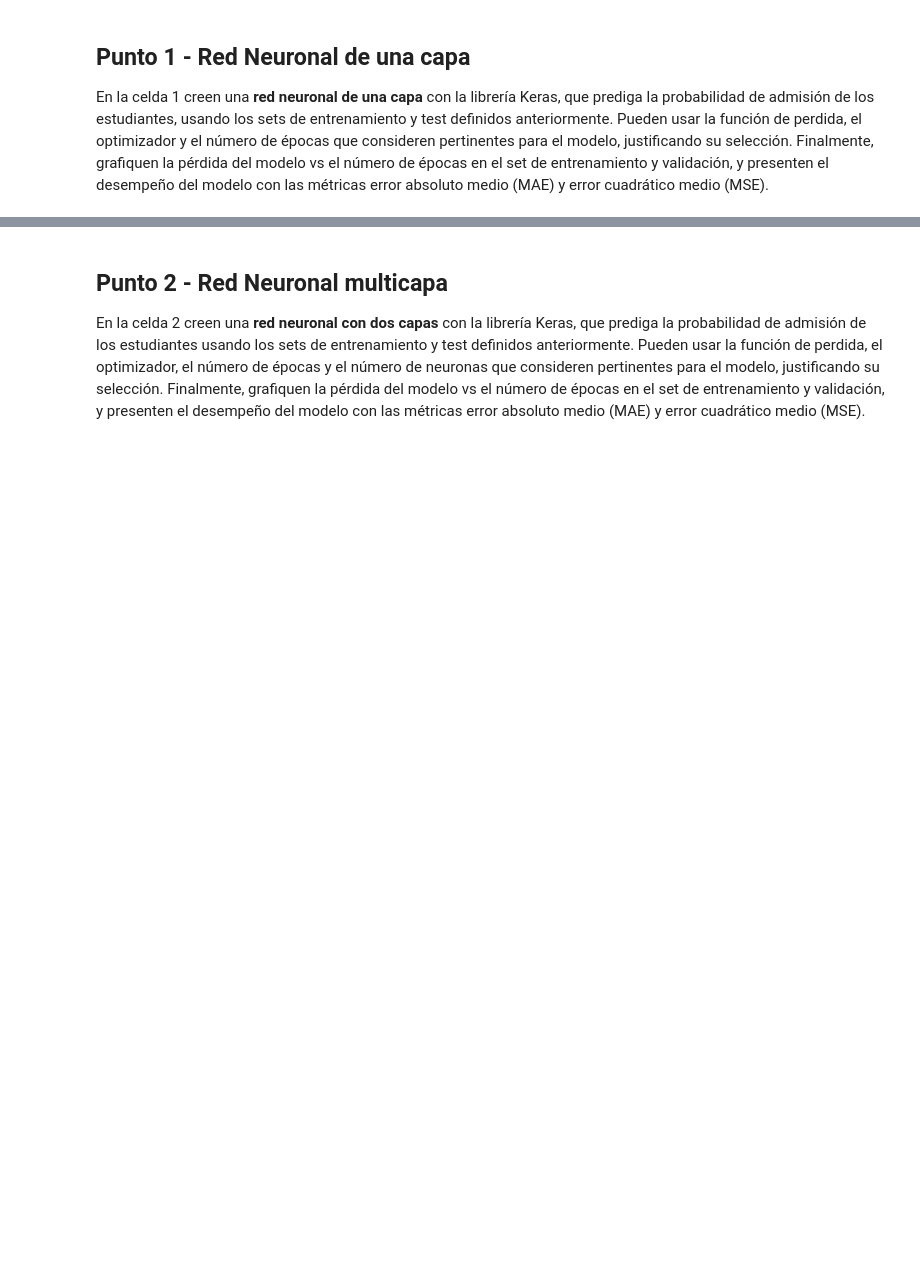
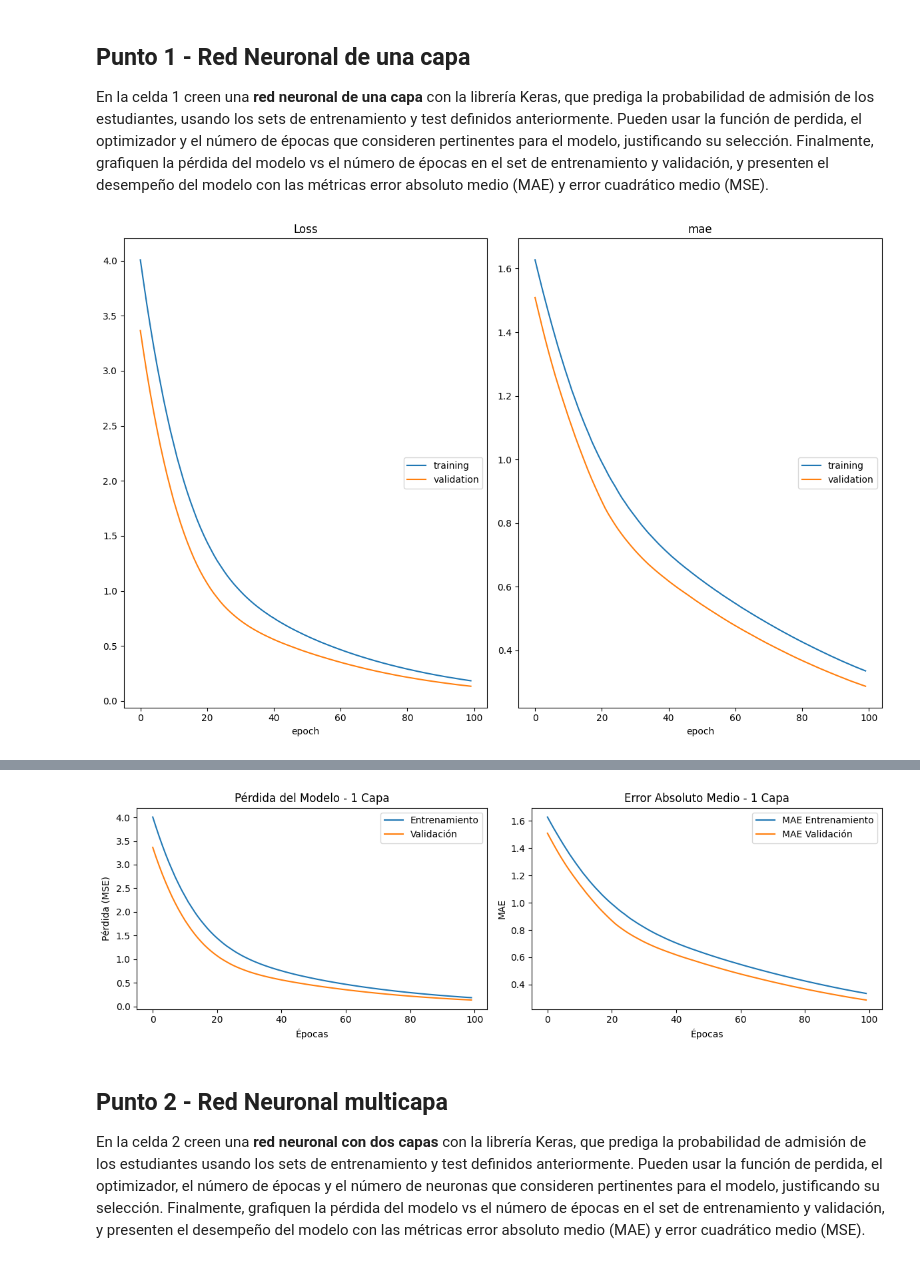
Before and after one commit to SamuelDBuendiaB/Inteligencia_Artificial_Uni, a Jupyter notebook: Semana 7/Taller-Redes_Neuronales.ipynb, the cells around one changed output, grey strips where cells are left out. Cells and saved outputs as stored; diff of their text form; code cells hidden in the pictures; blank space fills up the shorter version.

Commit message:
Semana 7 Redes neuronales

```diff
--- a/Semana 7/Taller-Redes_Neuronales.ipynb
+++ b/Semana 7/Taller-Redes_Neuronales.ipynb
@@ -47,0 +56,75 @@ En la celda 1 creen una **red neuronal de una capa** con la librería Keras, que
+# %%
+# Punto 1: Red Neuronal de una capa
+import seaborn as sns
+from sklearn.preprocessing import StandardScaler
+from keras.callbacks import EarlyStopping
+from livelossplot import PlotLossesKeras
+from sklearn.metrics import mean_absolute_error, mean_squared_error
+
+# Normalización de datos
+scaler = StandardScaler()
+xTrain_scaled = scaler.fit_transform(xTrain)
+xTest_scaled = scaler.transform(xTest)
+
+# Definición de dimensiones
+input_dim = xTrain_scaled.shape[1]
+output_dim = 1
+
+
+# Limpieza de sesión anterior
+keras.backend.clear_session()
+
+# Creación del modelo de una capa
+model_1layer = Sequential()
+model_1layer.add(Dense(output_dim, input_shape=(input_dim,), activation='linear'))
+
+# Compilación del modelo
+# Usamos 'adam' como optimizador por su eficiencia y 'mse' para regresión
+model_1layer.compile(optimizer='adam', loss='mean_squared_error', metrics=['mae'])
+
+
+# Entrenamiento del modelo
+red_1capa = model_1layer.fit(
+    xTrain_scaled, yTrain,
+    epochs=100,
+    batch_size=32,
+    validation_data=(xTest_scaled, yTest),
+    verbose=1,
+    callbacks=[PlotLossesKeras()]
+)
+
+# Predicciones
+y_pred_1layer = model_1layer.predict(xTest_scaled)
+
+# Métricas de evaluación
+mae_1layer = mean_absolute_error(yTest, y_pred_1layer)
+mse_1layer = mean_squared_error(yTest, y_pred_1layer)
+
+print(f"\n RESULTADOS MODELO 1 CAPA ")
+print(f"Error Absoluto Medio (MAE): {mae_1layer:.4f}")
+print(f"Error Cuadrático Medio (MSE): {mse_1layer:.4f}")
+print(f"Raíz del Error Cuadrático Medio (RMSE): {np.sqrt(mse_1layer):.4f}")
+
+# Gráfico de pérdida
+plt.figure(figsize=(12, 4))
+
+plt.subplot(1, 2, 1)
+plt.plot(red_1capa.history['loss'], label='Entrenamiento')
+plt.plot(red_1capa.history['val_loss'], label='Validación')
+plt.title('Pérdida del Modelo - 1 Capa')
+plt.xlabel('Épocas')
+plt.ylabel('Pérdida (MSE)')
+plt.legend()
+
+plt.subplot(1, 2, 2)
+plt.plot(red_1capa.history['mae'], label='MAE Entrenamiento')
+plt.plot(red_1capa.history['val_mae'], label='MAE Validación')
+plt.title('Error Absoluto Medio - 1 Capa')
+plt.xlabel('Épocas')
+plt.ylabel('MAE')
+plt.legend()
+
+plt.tight_layout()
+plt.show()
+# %% [output]
+[figure, added]
@@ -48,3 +144,4 @@ En la celda 1 creen una **red neuronal de una capa** con la librería Keras, que
+[figure, added]
 # %% [markdown]
 ## Punto 2 - Red Neuronal multicapa
 
```
Also changed, not shown: parts of 10 cells of this notebook, 5 other files.
